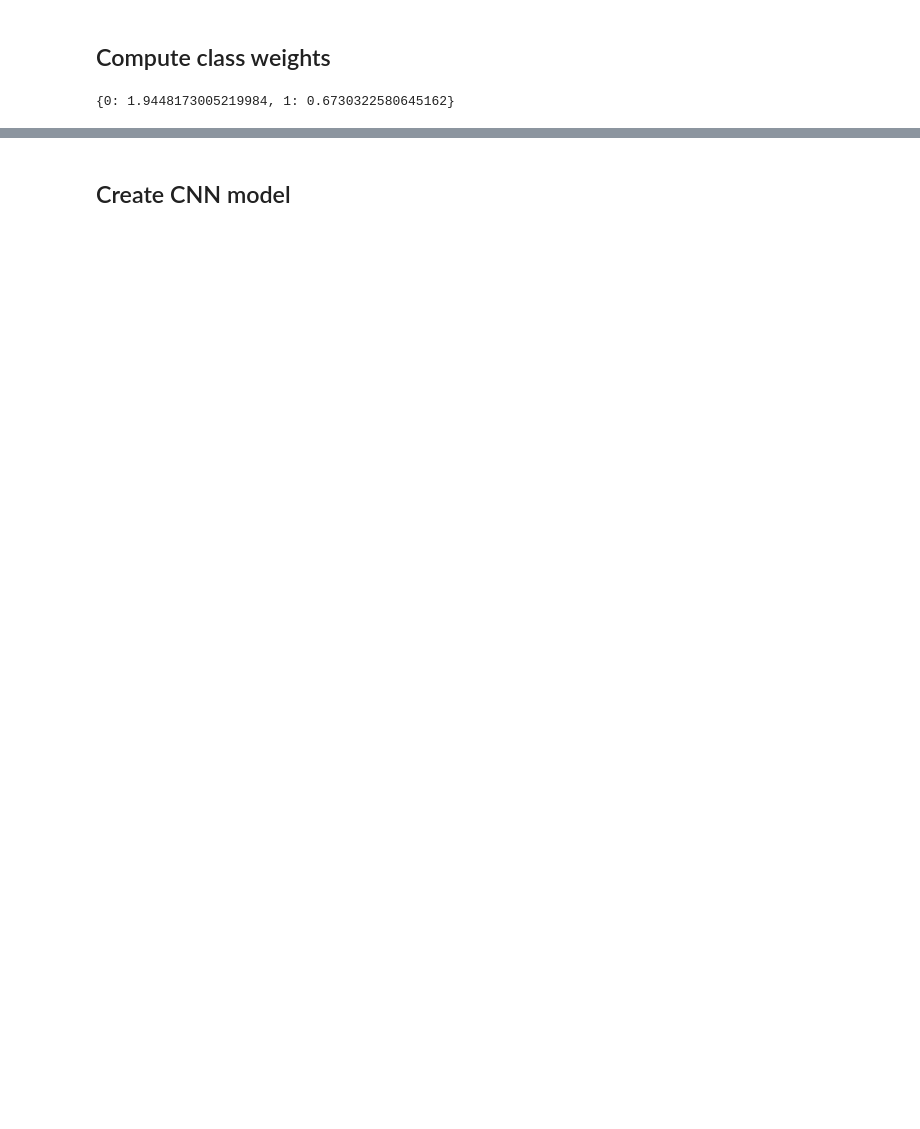
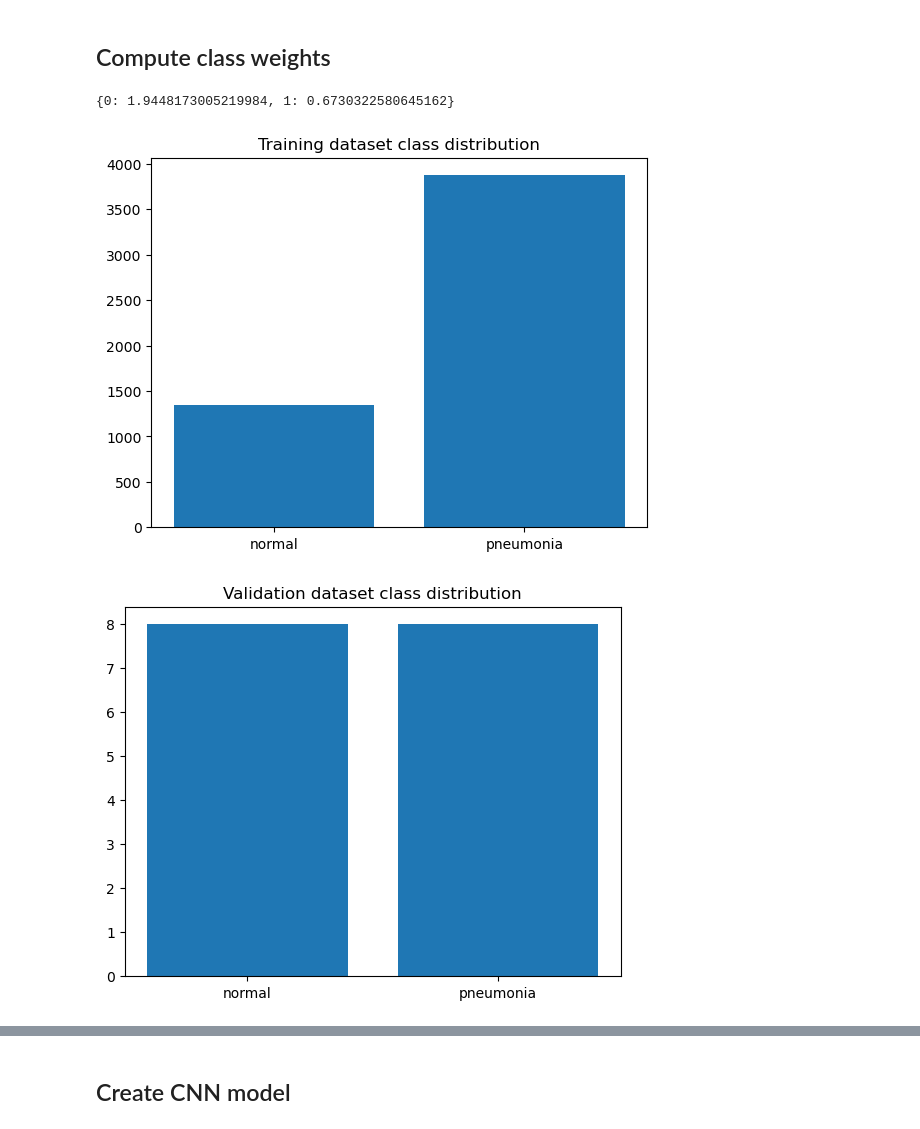
Before and after one commit to Raynobrak/heigvd-labos-arn, a Jupyter notebook: PW4/PW4_notebooks/CNN_pneumonia.ipynb, the cells around one changed output, grey strips where cells are left out. Drawn from its saved outputs; the diff is of its cells as text; code cells hidden in the pictures; blank space fills up the shorter version.

```diff
--- a/PW4/PW4_notebooks/CNN_pneumonia.ipynb
+++ b/PW4/PW4_notebooks/CNN_pneumonia.ipynb
@@ -87,3 +87,24 @@ class_weights = {i: total_samples / (num_classes * count) for i, count in enumer
 class_weights
 # %% [output]
 {0: 1.9448173005219984, 1: 0.6730322580645162}
+# %%
+#plot la répartition des classes dans chaque dataset
+def plot_class_distribution(dataset, title):
+    plt.figure()
+    class_counts = np.zeros(len(dataset.class_names), dtype=np.int64)
+    for _, labels in dataset:
+        flattened_labels = tf.cast(labels, dtype=tf.int64)
+        flattened_labels = tf.reshape(flattened_labels, [-1])
+        class_counts += np.bincount(flattened_labels.numpy(), minlength=len(dataset.class_names))
+    plt.bar(dataset.class_names, class_counts)
+    plt.title(title)
+    plt.show()
+
+plot_class_distribution(train_ds, 'Training dataset class distribution')
+
+plot_class_distribution(val_ds, 'Validation dataset class distribution')
+
+plot_class_distribution(test_ds, 'Test dataset class distribution')
+# %% [output]
+[figure, added]
+[figure, added]
```
Also changed, not shown: parts of 10 cells of this notebook, 2 other files.
